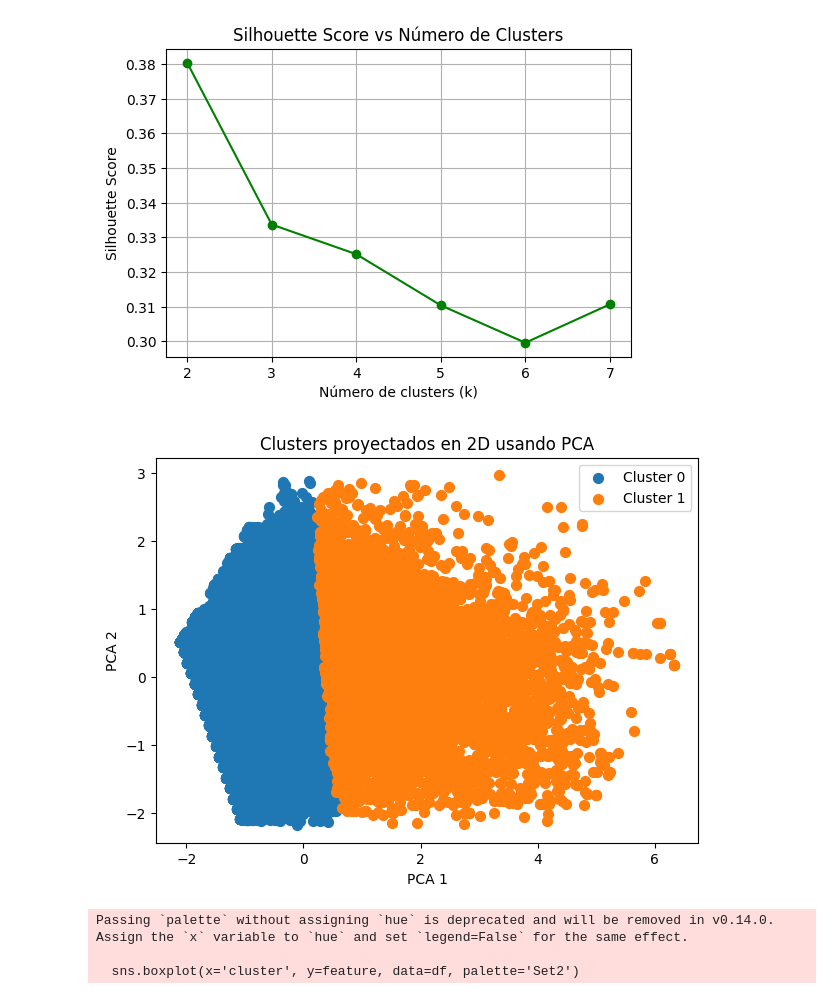
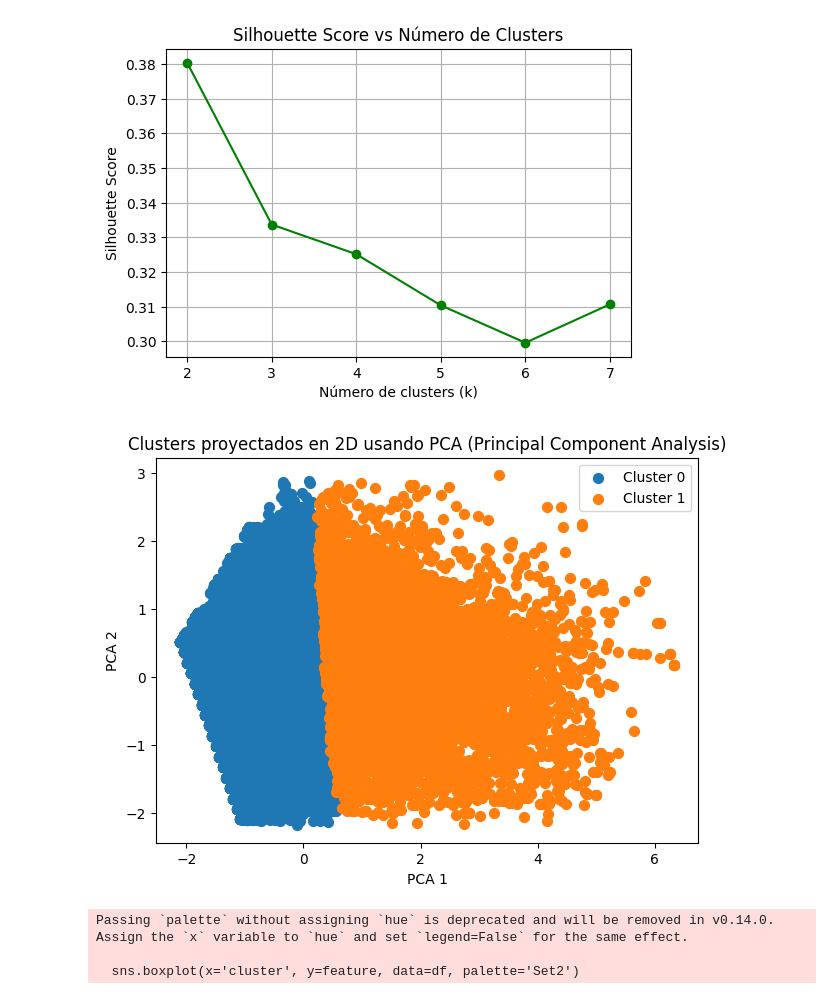
Before and after one commit to eddie5389/Proyecto_de_aplicacion, a Jupyter notebook: Proyecto_de_aplicación.ipynb, the cells around one changed output. Saved outputs shown, nothing was run; the diff lists cells and outputs as text; code cells hidden in the pictures.

```diff
--- a/Proyecto_de_aplicación.ipynb
+++ b/Proyecto_de_aplicación.ipynb
@@ -497,24 +525,24 @@ plt.show()
 # %%
 #Proyección 2D de clusters con PCA
 
 from sklearn.decomposition import PCA
 import matplotlib.pyplot as plt
 
 pca = PCA(n_components=2)
 X_pca = pca.fit_transform(X_scaled)
 
 plt.figure(figsize=(7,5))
 for cluster in sorted(df['cluster'].unique()):
     plt.scatter(X_pca[df['cluster']==cluster, 0],
                 X_pca[df['cluster']==cluster, 1],
                 label=f'Cluster {cluster}', s=50)
 plt.xlabel('PCA 1')
 plt.ylabel('PCA 2')
-plt.title('Clusters proyectados en 2D usando PCA')
+plt.title('Clusters proyectados en 2D usando PCA (Principal Component Analysis)')
 plt.legend()
 plt.show()
 # %% [output]
-[figure, old version]
+[figure, new version]
 # %%
 #Distribución de variables por cluster (opcional)
 
```
Also changed, not shown: parts of 2 cells of this notebook.
